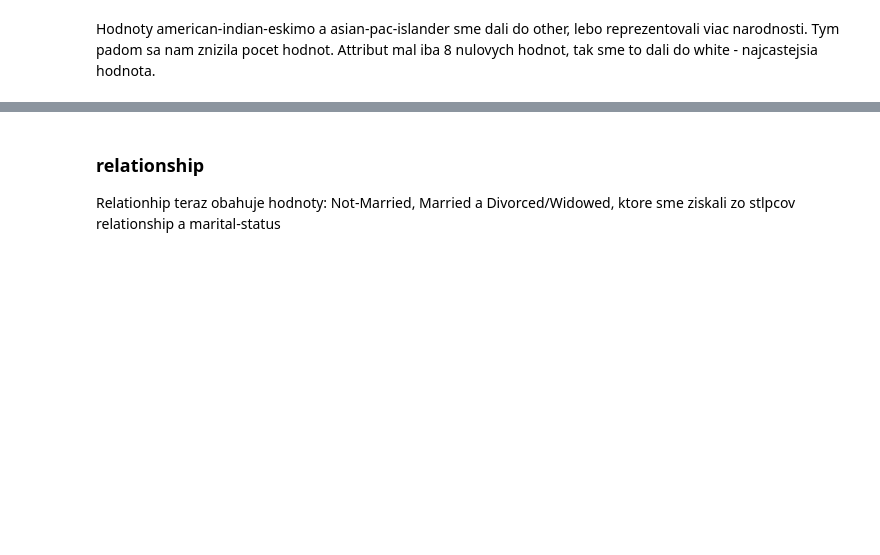
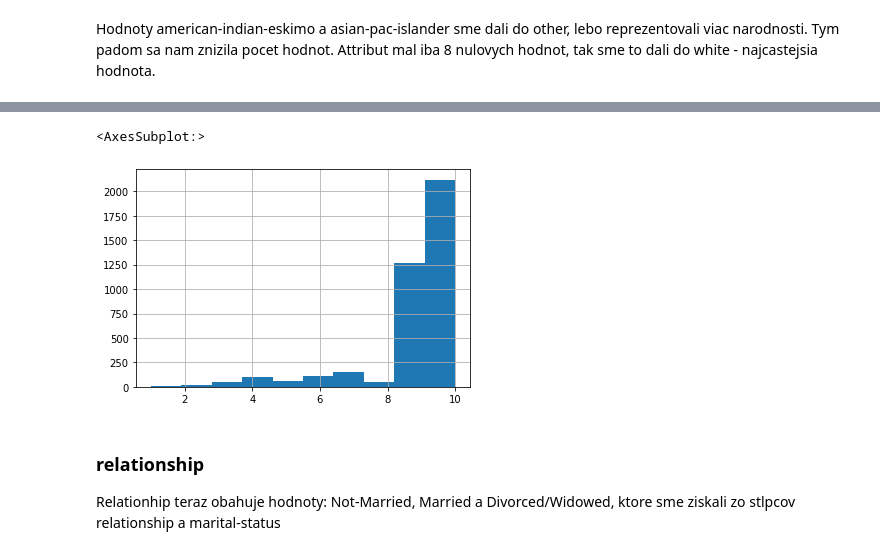
Before and after one commit to SzMatej/IAU_2020-2021, a Jupyter notebook: Project_phase_2.ipynb, the cells around one changed output, grey strips where cells are left out. Drawn from its saved outputs; the diff is of its cells as text; code cells hidden in the pictures; blank space fills up the shorter version.

```diff
--- a/Project_phase_2.ipynb
+++ b/Project_phase_2.ipynb
@@ -1104,3 +1109,8 @@ education-num mal vela nulovych hodnot, ale mohli sme to doplnit z education, ak
+# %%
+data['education-num'].hist()
+# %% [output]
+<AxesSubplot:>
+[figure, added]
 # %% [markdown]
 ### relationship
 Relationhip teraz obahuje hodnoty: Not-Married, Married a Divorced/Widowed, ktore sme ziskali zo stlpcov relationship a marital-status
```
Also changed, not shown: parts of 33 cells of this notebook.
